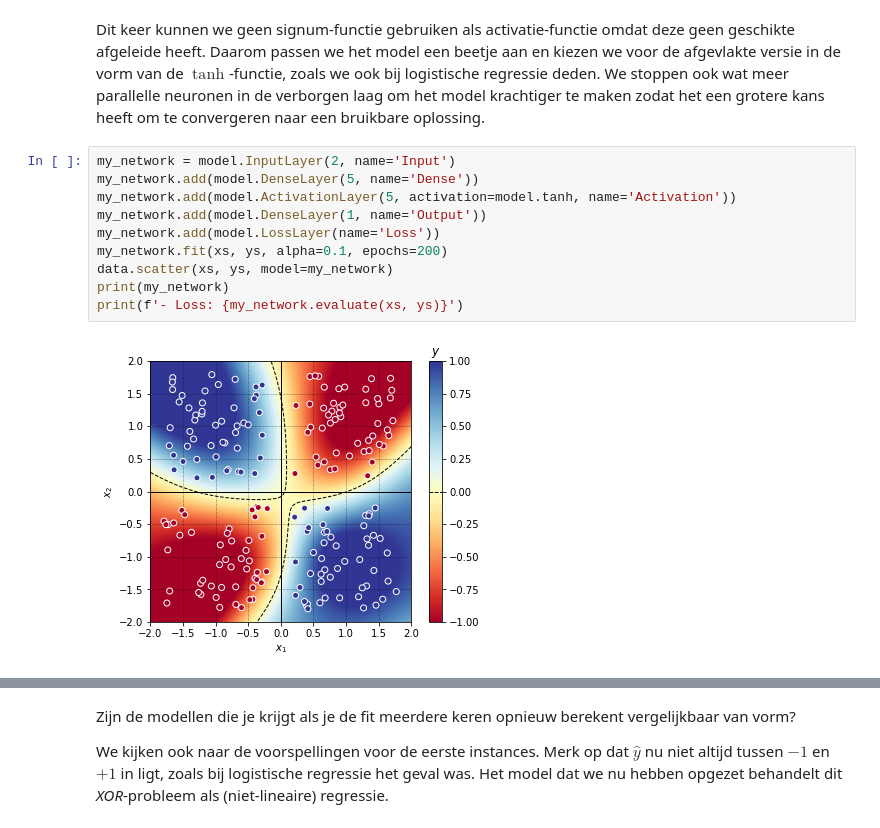
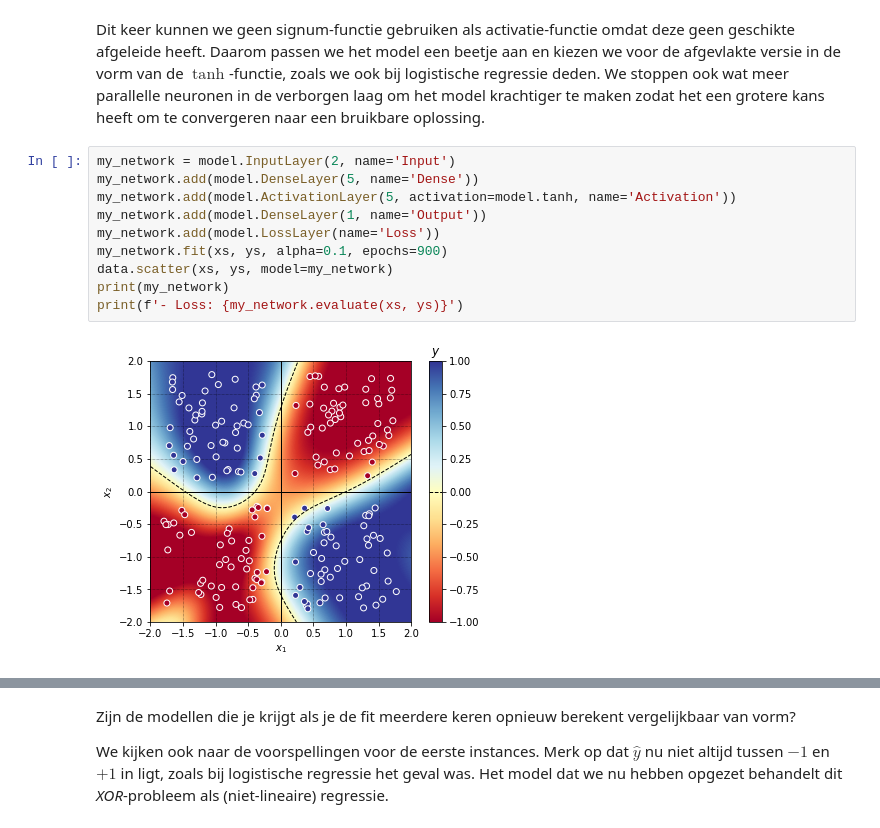
Before and after one commit to TimSwarts/AdvancedDatamining, a Jupyter notebook: H3/Werkcollege_v2122-H3.ipynb, the cells around one changed output, grey strips where cells are left out. Drawn from its saved outputs; the diff is of its cells as text.

```diff
--- a/H3/Werkcollege_v2122-H3.ipynb
+++ b/H3/Werkcollege_v2122-H3.ipynb
@@ -516,13 +516,13 @@ Dit keer kunnen we geen signum-functie gebruiken als activatie-functie omdat dez
 # %%
 my_network = model.InputLayer(2, name='Input')
 my_network.add(model.DenseLayer(5, name='Dense'))
 my_network.add(model.ActivationLayer(5, activation=model.tanh, name='Activation'))
 my_network.add(model.DenseLayer(1, name='Output'))
 my_network.add(model.LossLayer(name='Loss'))
-my_network.fit(xs, ys, alpha=0.1, epochs=200)
+my_network.fit(xs, ys, alpha=0.1, epochs=900)
 data.scatter(xs, ys, model=my_network)
 print(my_network)
 print(f'- Loss: {my_network.evaluate(xs, ys)}')
 # %% [output]
-[figure, old version]
+[figure, new version]
 InputLayer(outputs=2, name='Input') + DenseLayer(outputs=5, name='Dense') + ActivationLayer(outputs=5, name=Activation, activation=tanh)
```
Also changed, not shown: parts of 2 cells of this notebook, 2 other files.
